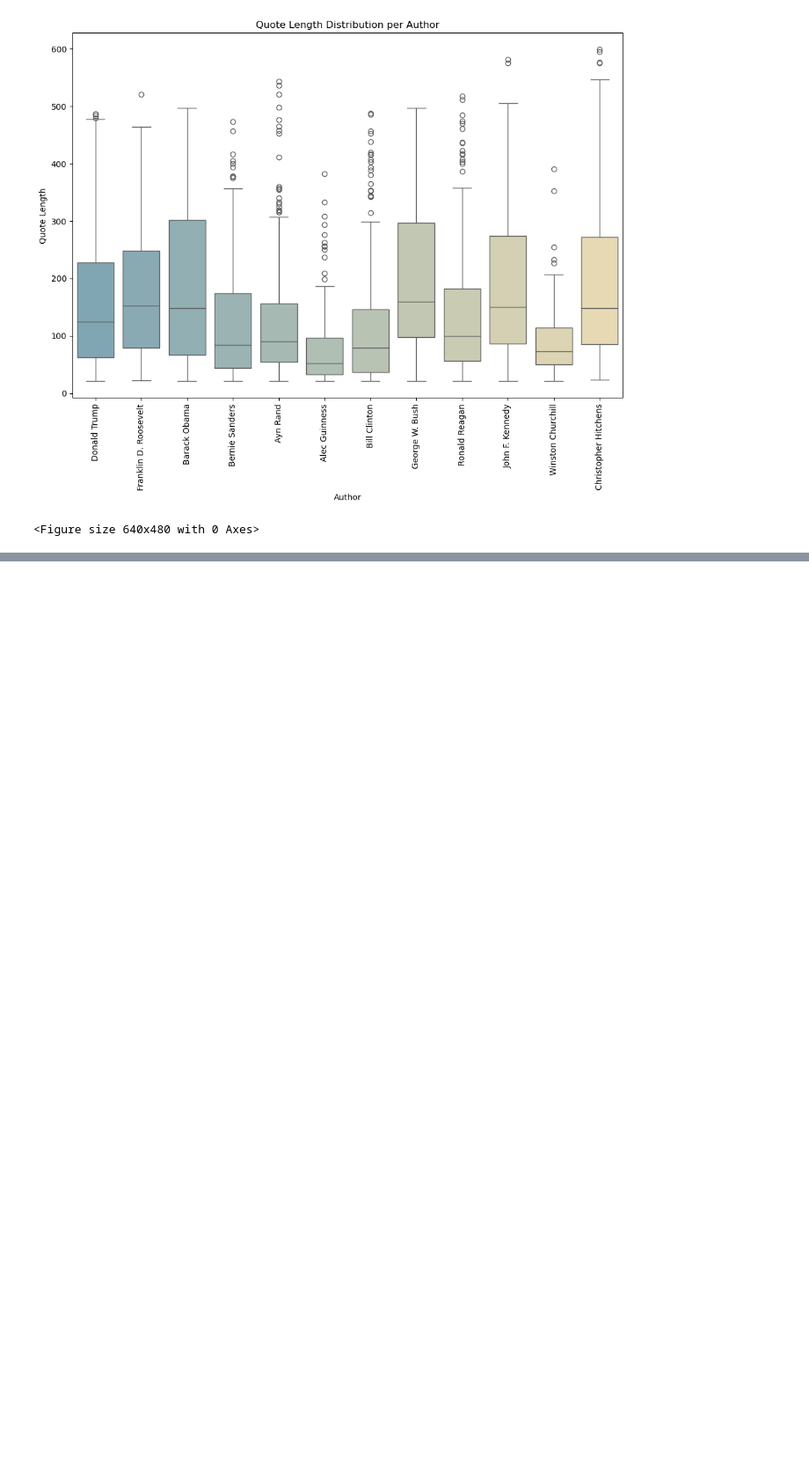
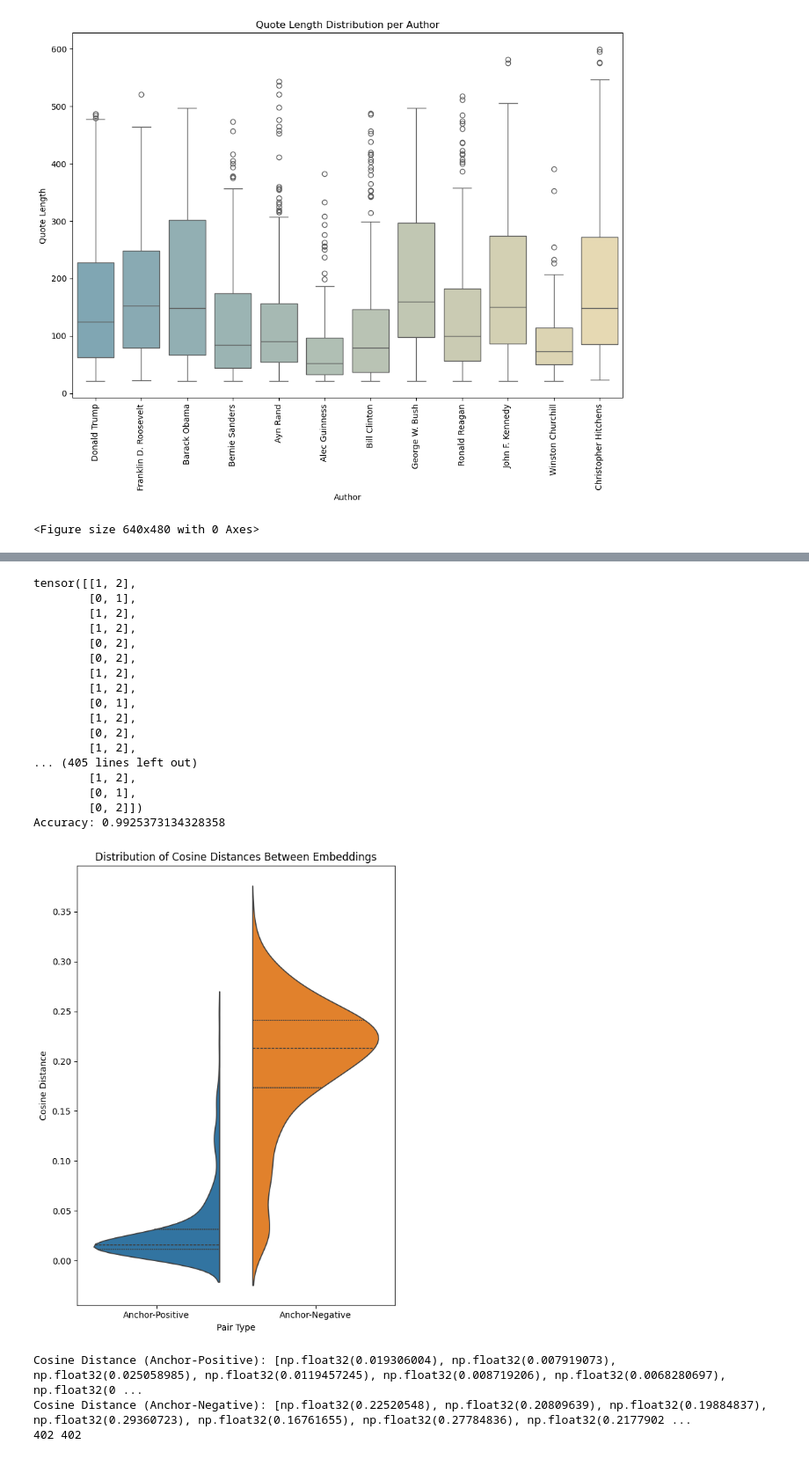
Before and after one commit to niconymanda/DADA, a Jupyter notebook: authorship_attribution/data.ipynb, the cells around one changed output, grey strips where cells are left out. Shown: that part at 88% size. Drawn from its saved outputs; the diff is of its cells as text; code cells hidden in the pictures; blank space fills up the shorter version.

```diff
--- a/authorship_attribution/data.ipynb
+++ b/authorship_attribution/data.ipynb
@@ -247,0 +297,26 @@ plot_quotes_stats(df)
+# %%
+
+device = config.get_device()
+data = '/home/infres/iivanova-23/DADA/Data/WikiQuotes.csv'
+repo = '/home/infres/iivanova-23/DADA/output/n_authors_3/FacebookAI/roberta-large_32_20/'
+model = AuthorshipLLM('roberta-large')
+optimizer = torch.optim.AdamW(model.parameters(), lr=1e-5)
+model.to(device)
+config.load_checkpoint(model, optimizer, f'{repo}/final.pth')
+data, spoofed_data, author_id_map = load_data(data)
+
+train_data, temp_data = train_test_split(data, test_size=0.4, stratify=data['label'])
+val_data, test_data = train_test_split(temp_data, test_size=0.5, stratify=temp_data['label'])
+train_dataset = AuthorTripletLossDataset(train_data, 'roberta-large', train=True)
+val_dataset = AuthorTripletLossDataset(val_data, 'roberta-large', train=True)
+test_dataset = AuthorTripletLossDataset(test_data, 'roberta-large', train=True)
+spoofed_test_dataset = AuthorTripletLossDataset(spoofed_data, 'roberta-large', train=False)
+print(f"Number of training samples: {len(train_dataset)}")
+print(f"Number of validation samples: {len(val_dataset)}")
+print(f"Number of testing samples: {len(test_dataset)}")
+
+num_workers = 0
+train_dataloader = DataLoader(train_dataset, batch_size=32, shuffle=True, num_workers=num_workers)
+val_dataloader = DataLoader(val_dataset, batch_size=32, shuffle=True, num_workers=num_workers)
+test_dataloader = DataLoader(test_dataset, batch_size=32, shuffle=False, num_workers=num_workers)
+spoofed_data_loader = DataLoader(spoofed_test_dataset, batch_size=32, shuffle=False, num_workers=num_workers)
@@ -247,0 +428,26 @@ plot_quotes_stats(df)
+# %%
+test_dataloader = DataLoader(test_dataset, batch_size=32, shuffle=False, num_workers=num_workers)
+test_dataset = AuthorTripletLossDataset(test_data, 'roberta-large', train=False)
+plot_cosine_distence_distribution(model,test_dataloader,device)
+# %% [output]
+tensor([[1, 2],
+        [0, 1],
+        [1, 2],
+        [1, 2],
+        [0, 2],
+        [0, 2],
+        [1, 2],
+        [1, 2],
+        [0, 1],
+        [1, 2],
+        [0, 2],
+        [1, 2],
+... (405 lines left out)
+        [1, 2],
+        [0, 1],
+        [0, 2]])
+Accuracy: 0.9925373134328358
+[figure, added]
+Cosine Distance (Anchor-Positive): [np.float32(0.019306004), np.float32(0.007919073), np.float32(0.025058985), np.float32(0.0119457245), np.float32(0.008719206), np.float32(0.0068280697), np.float32(0 ...
+Cosine Distance (Anchor-Negative): [np.float32(0.22520548), np.float32(0.20809639), np.float32(0.19884837), np.float32(0.29360723), np.float32(0.16761655), np.float32(0.27784836), np.float32(0.2177902 ...
+402 402
```
Also changed, not shown: parts of 4 cells of this notebook, 8 other files.
